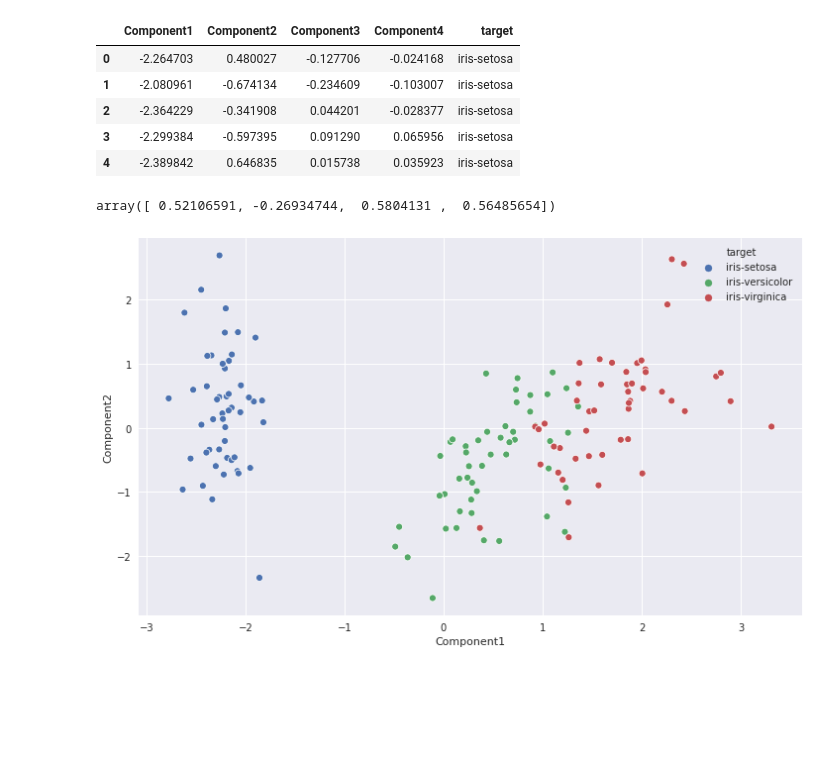
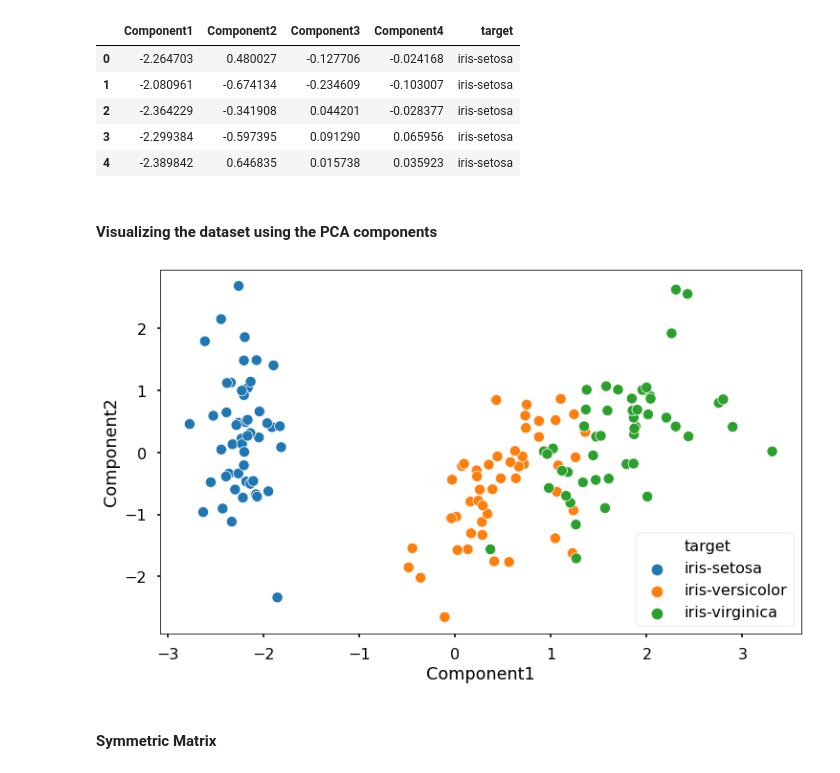
Before and after one commit to raj-shr-git/AAIC_Practice, a Jupyter notebook: VIDEO_PRACTICE/MODULE-1/M2_PCA.ipynb, the cells around one changed output. Cells and saved outputs as stored; diff of their text form; code cells hidden in the pictures; blank space fills up the shorter version.

```diff
--- a/VIDEO_PRACTICE/MODULE-1/M2_PCA.ipynb
+++ b/VIDEO_PRACTICE/MODULE-1/M2_PCA.ipynb
@@ -250,14 +166,14 @@ iris_pca_comp.head()
 | 2 | -2.364229 | -0.341908 | 0.044201 | -0.028377 | iris-setosa |
 | 3 | -2.299384 | -0.597395 | 0.091290 | 0.065956 | iris-setosa |
 | 4 | -2.389842 | 0.646835 | 0.015738 | 0.035923 | iris-setosa |
-# %%
-pca.components_[0]
-# %% [output]
-array([ 0.52106591, -0.26934744,  0.5804131 ,  0.56485654])
+# %% [markdown]
+#### **Visualizing the dataset using the PCA components**
 # %%
-with plt.style.context('seaborn'):
+with plt.style.context('seaborn-poster'):
     plt.figure(figsize=(12,7))
     sns.scatterplot(x='Component1',y='Component2',data=iris_pca_comp,hue='target');
 # %% [output]
-[figure, old version]
+[figure, new version]
+# %% [markdown]
+#### **Symmetric Matrix**
 # %%
```
Also changed, not shown: parts of 37 cells of this notebook.
